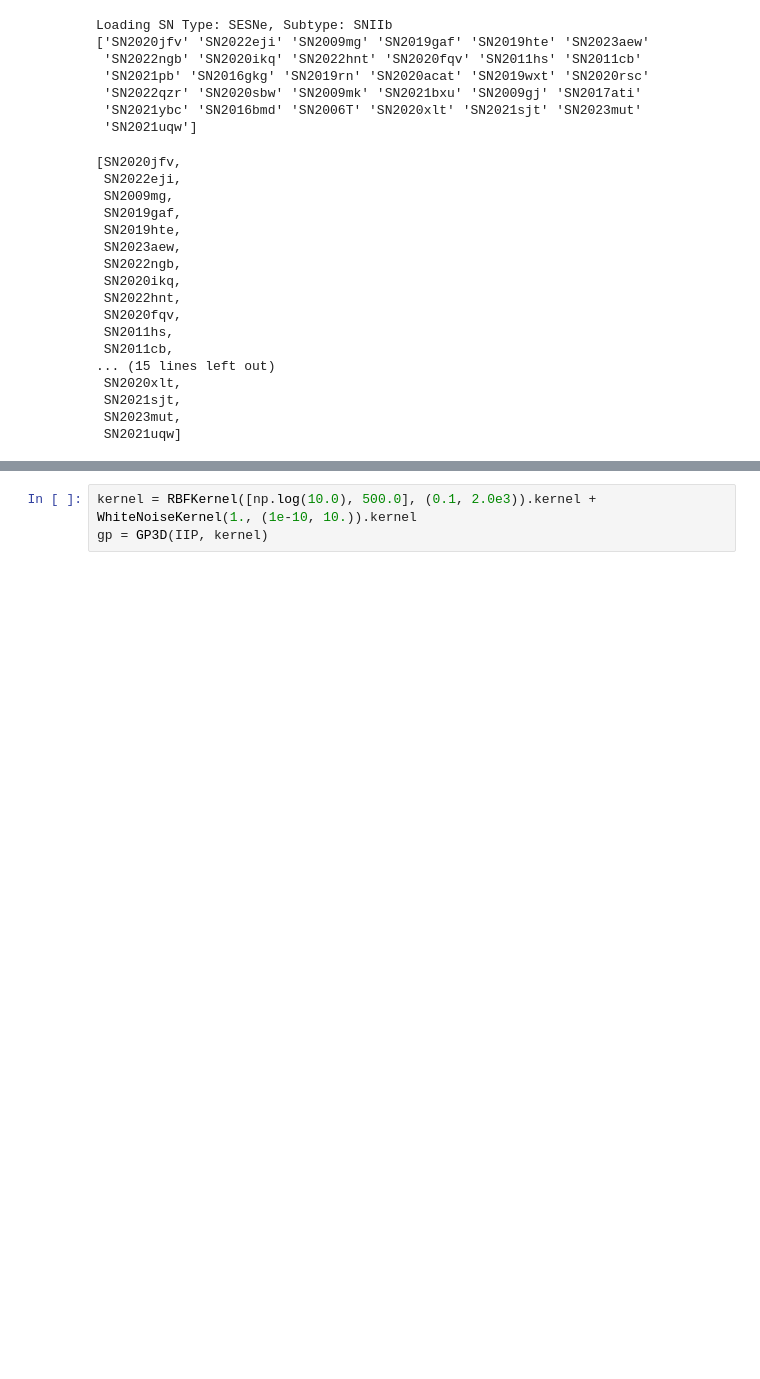
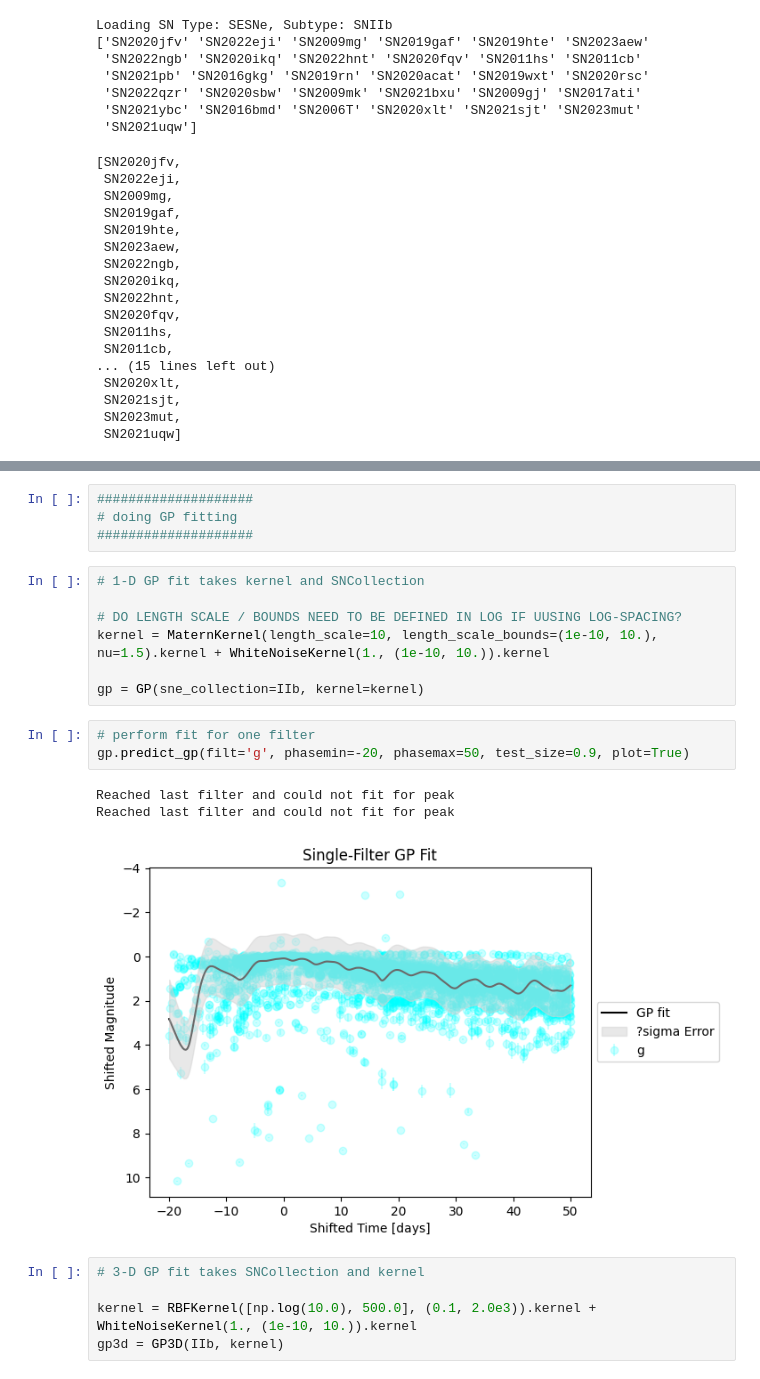
Before and after one commit to crpellegrino/nasa-adap, a Jupyter notebook: fitting/demo.ipynb, the cells around one changed output, grey strips where cells are left out. Drawn from its saved outputs; the diff is of its cells as text; blank space fills up the shorter version.

Commit message:
added plots to demo and edited plotting routines in script

```diff
--- a/fitting/demo.ipynb
+++ b/fitting/demo.ipynb
@@ -181,3 +164,23 @@ Reached last filter and could not fit for peak
+# %%
+####################
+# doing GP fitting
+####################
+# %%
+# 1-D GP fit takes kernel and SNCollection
+
+# DO LENGTH SCALE / BOUNDS NEED TO BE DEFINED IN LOG IF UUSING LOG-SPACING?
+kernel = MaternKernel(length_scale=10, length_scale_bounds=(1e-10, 10.), nu=1.5).kernel + WhiteNoiseKernel(1., (1e-10, 10.)).kernel
+
+gp = GP(sne_collection=IIb, kernel=kernel)
+# %%
+# perform fit for one filter
+gp.predict_gp(filt='g', phasemin=-20, phasemax=50, test_size=0.9, plot=True)
+# %% [output]
+Reached last filter and could not fit for peak
+Reached last filter and could not fit for peak
+[figure, added]
 # %%
+# 3-D GP fit takes SNCollection and kernel
+
 kernel = RBFKernel([np.log(10.0), 500.0], (0.1, 2.0e3)).kernel + WhiteNoiseKernel(1., (1e-10, 10.)).kernel
-gp = GP3D(IIP, kernel)
+gp3d = GP3D(IIb, kernel)
```
Also changed, not shown: parts of 12 cells of this notebook, 1 other file.
